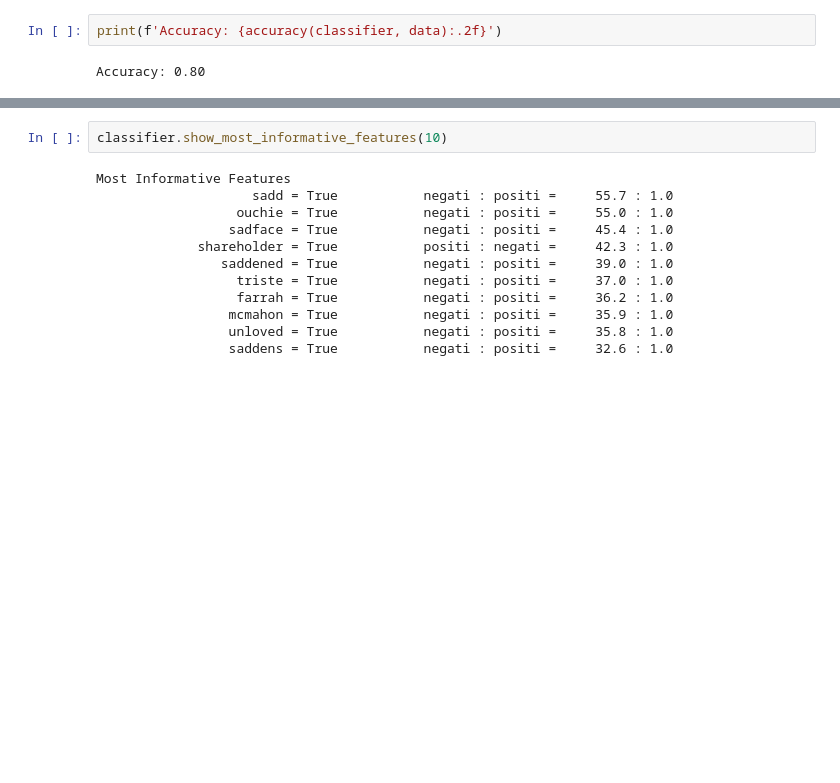
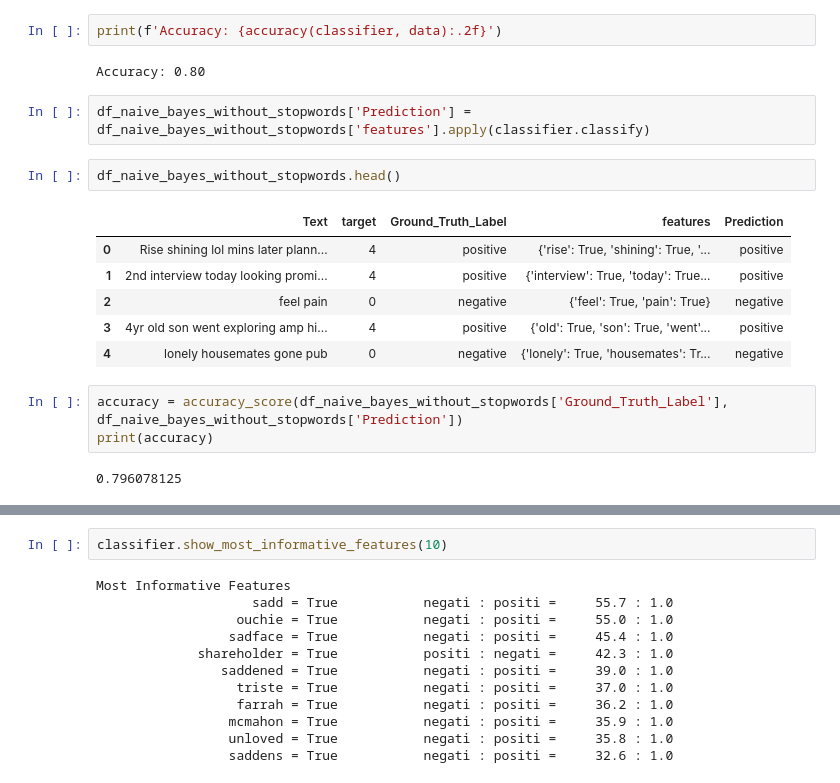
Before and after one commit to Lukas-wsc/Data-Exploration, a Jupyter notebook: Training/ML-Based Approach/Naive_Bayes_without_stopwords copy.ipynb, the cells around one changed output, grey strips where cells are left out. Cells and saved outputs as stored; diff of their text form; blank space fills up the shorter version.

```diff
--- a/Training/ML-Based Approach/Naive_Bayes_without_stopwords copy.ipynb
+++ b/Training/ML-Based Approach/Naive_Bayes_without_stopwords copy.ipynb
@@ -73,3 +74,19 @@ df_naive_bayes_without_stopwords
 print(f'Accuracy: {accuracy(classifier, data):.2f}')
 # %% [output]
 Accuracy: 0.80
+# %%
+df_naive_bayes_without_stopwords['Prediction'] = df_naive_bayes_without_stopwords['features'].apply(classifier.classify)
+# %%
+df_naive_bayes_without_stopwords.head()
+# %% [output]
+|  | Text | target | Ground_Truth_Label | features | Prediction |
+| 0 | Rise shining lol mins later plann... | 4 | positive | {'rise': True, 'shining': True, '... | positive |
+| 1 | 2nd interview today looking promi... | 4 | positive | {'interview': True, 'today': True... | positive |
+| 2 | feel pain | 0 | negative | {'feel': True, 'pain': True} | negative |
+| 3 | 4yr old son went exploring amp hi... | 4 | positive | {'old': True, 'son': True, 'went'... | positive |
+| 4 | lonely housemates gone pub | 0 | negative | {'lonely': True, 'housemates': Tr... | negative |
+# %%
+accuracy = accuracy_score(df_naive_bayes_without_stopwords['Ground_Truth_Label'], df_naive_bayes_without_stopwords['Prediction'])
+print(accuracy)
+# %% [output]
+0.796078125
```
Also changed, not shown: parts of 7 cells of this notebook, 1 other file.
